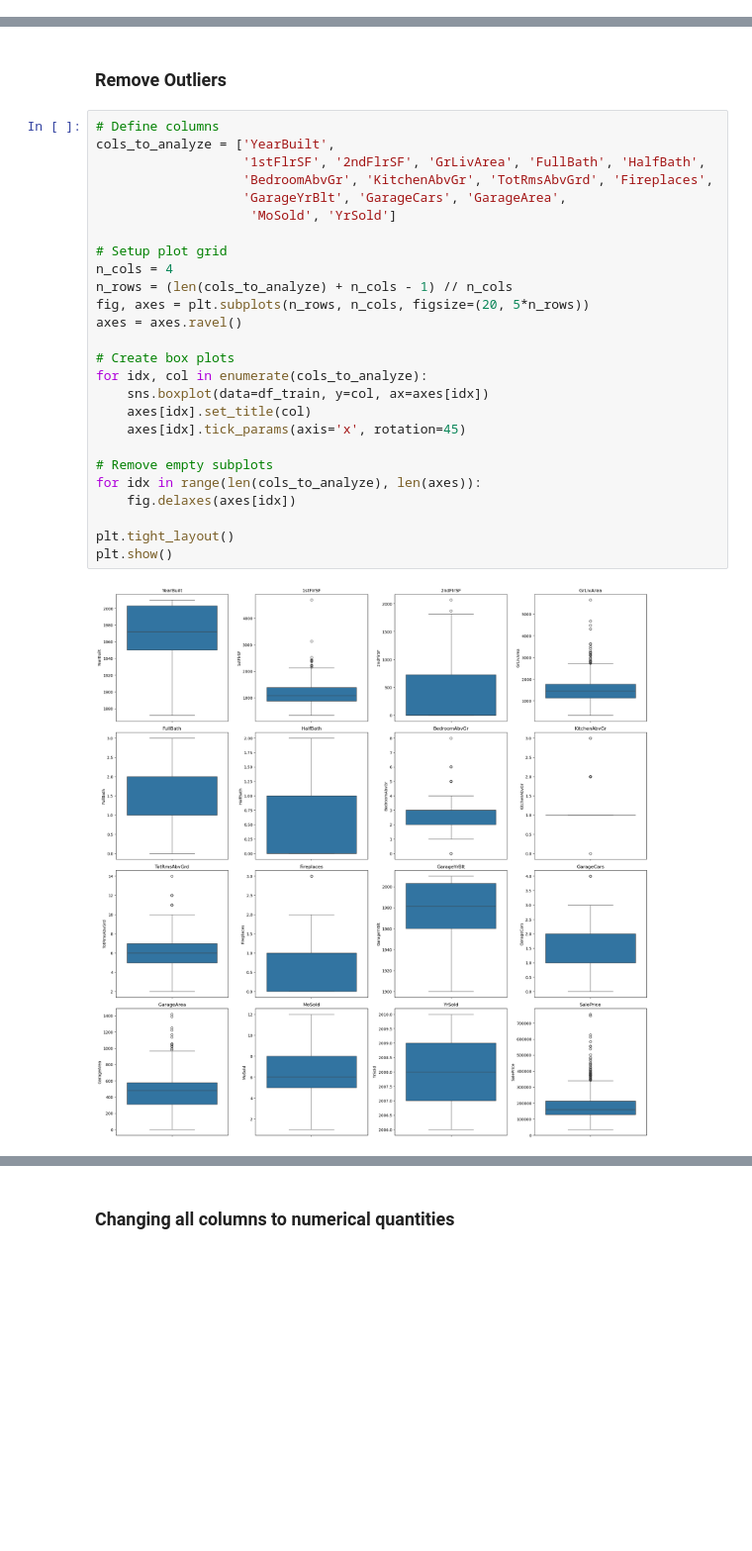
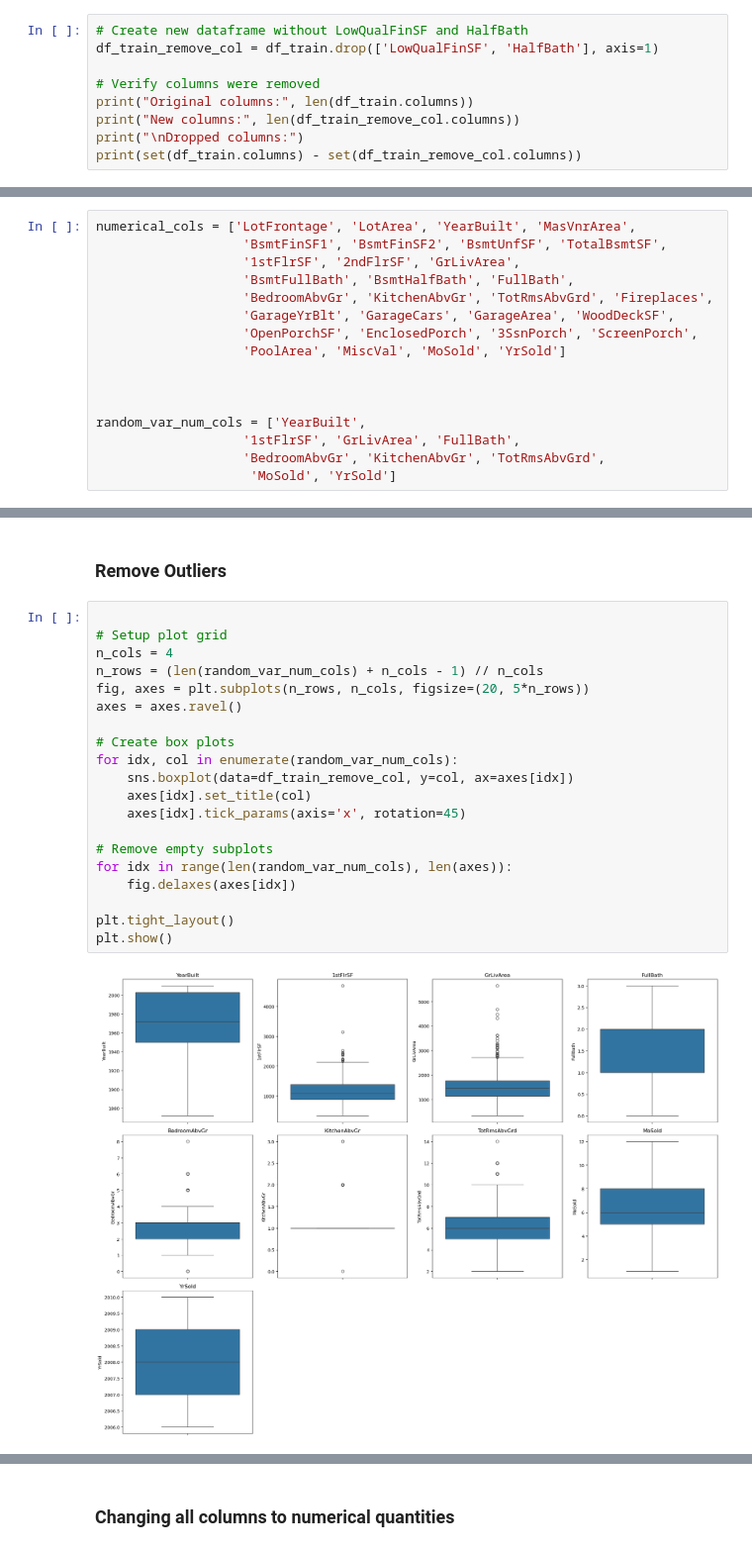
Before and after one commit to thanikaar/ml, a Jupyter notebook: house-prices-advanced-regression-techniques/HW_kaggle.ipynb, the cells around one changed output, grey strips where cells are left out. Shown at 99% size. Cells and saved outputs as stored; diff of their text form; blank space fills up the shorter version.

Commit message:
romoved outliers for random vars

```diff
--- a/house-prices-advanced-regression-techniques/HW_kaggle.ipynb
+++ b/house-prices-advanced-regression-techniques/HW_kaggle.ipynb
@@ -130,0 +243,9 @@ memory usage: 759.4+ KB
+# %%
+# Create new dataframe without LowQualFinSF and HalfBath
+df_train_remove_col = df_train.drop(['LowQualFinSF', 'HalfBath'], axis=1)
+
+# Verify columns were removed
+print("Original columns:", len(df_train.columns))
+print("New columns:", len(df_train_remove_col.columns))
+print("\nDropped columns:")
+print(set(df_train.columns) - set(df_train_remove_col.columns))
@@ -131,3 +258,19 @@ memory usage: 759.4+ KB
+# %%
+numerical_cols = ['LotFrontage', 'LotArea', 'YearBuilt', 'MasVnrArea',
+                   'BsmtFinSF1', 'BsmtFinSF2', 'BsmtUnfSF', 'TotalBsmtSF',
+                   '1stFlrSF', '2ndFlrSF', 'GrLivArea',
+                   'BsmtFullBath', 'BsmtHalfBath', 'FullBath',
+                   'BedroomAbvGr', 'KitchenAbvGr', 'TotRmsAbvGrd', 'Fireplaces',
+                   'GarageYrBlt', 'GarageCars', 'GarageArea', 'WoodDeckSF',
+                   'OpenPorchSF', 'EnclosedPorch', '3SsnPorch', 'ScreenPorch',
+                   'PoolArea', 'MiscVal', 'MoSold', 'YrSold']
+
+
+
+random_var_num_cols = ['YearBuilt',
+                   '1stFlrSF', 'GrLivArea', 'FullBath',
+                   'BedroomAbvGr', 'KitchenAbvGr', 'TotRmsAbvGrd',
+                    'MoSold', 'YrSold']
 # %% [markdown]
 ### Identifying Outliars
 # %% [markdown]
@@ -248,30 +391,24 @@ Based on the graphs, non of these plots follow a straight line. Therefore non of
 # %% [markdown]
 ### Remove Outliers
 # %%
-# Define columns
-cols_to_analyze = ['YearBuilt',
-                   '1stFlrSF', '2ndFlrSF', 'GrLivArea', 'FullBath', 'HalfBath',
-                   'BedroomAbvGr', 'KitchenAbvGr', 'TotRmsAbvGrd', 'Fireplaces',
-                   'GarageYrBlt', 'GarageCars', 'GarageArea',
-                    'MoSold', 'YrSold']
 
 # Setup plot grid
 n_cols = 4
-n_rows = (len(cols_to_analyze) + n_cols - 1) // n_cols
+n_rows = (len(random_var_num_cols) + n_cols - 1) // n_cols
 fig, axes = plt.subplots(n_rows, n_cols, figsize=(20, 5*n_rows))
 axes = axes.ravel()
 
 # Create box plots
-for idx, col in enumerate(cols_to_analyze):
-    sns.boxplot(data=df_train, y=col, ax=axes[idx])
+for idx, col in enumerate(random_var_num_cols):
+    sns.boxplot(data=df_train_remove_col, y=col, ax=axes[idx])
     axes[idx].set_title(col)
     axes[idx].tick_params(axis='x', rotation=45)
 
 # Remove empty subplots
-for idx in range(len(cols_to_analyze), len(axes)):
+for idx in range(len(random_var_num_cols), len(axes)):
     fig.delaxes(axes[idx])
 
 plt.tight_layout()
 plt.show()
 # %% [output]
-[figure, old version]
+[figure, new version]
```
Also changed, not shown: parts of 18 cells of this notebook.
